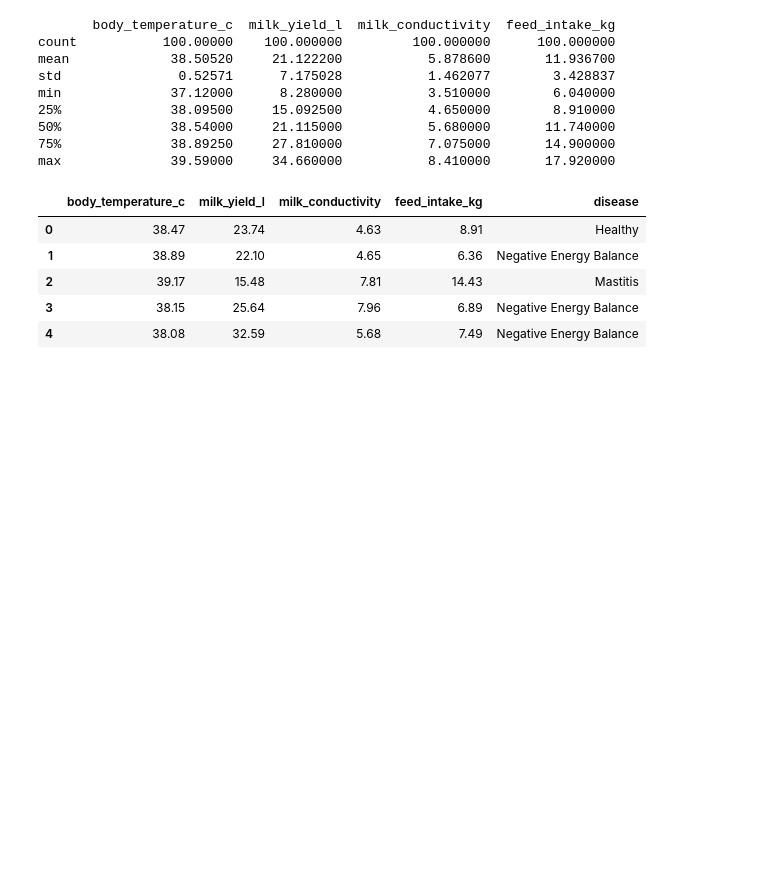
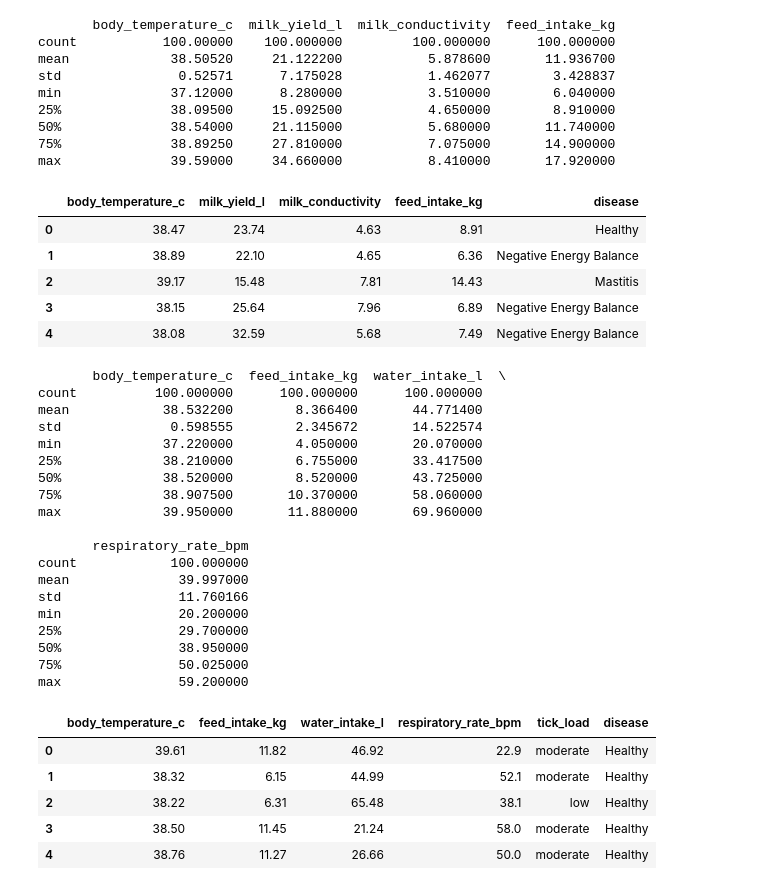
Before and after one commit to Storm00212/Data-manipulation-using-python, a Jupyter notebook: Reading_datasets.ipynb, the cells around one changed output. Drawn from its saved outputs; the diff is of its cells as text; code cells hidden in the pictures; blank space fills up the shorter version.

Commit message:
Beef

```diff
--- a/Reading_datasets.ipynb
+++ b/Reading_datasets.ipynb
@@ -189,3 +189,34 @@ max              39.59000     34.660000           8.410000       17.920000
 | 2 | 39.17 | 15.48 | 7.81 | 14.43 | Mastitis |
 | 3 | 38.15 | 25.64 | 7.96 | 6.89 | Negative Energy Balance |
 | 4 | 38.08 | 32.59 | 5.68 | 7.49 | Negative Energy Balance |
+# %%
+df7 = pd.read_csv('beef_realistic_health_dataset.csv')
+df7.drop(columns=["respiratory_rate_bpm","tick_load" ])
+print(df7.describe())
+df7.head()
+# %% [output]
+       body_temperature_c  feed_intake_kg  water_intake_l  \
+count          100.000000      100.000000      100.000000
+mean            38.532200        8.366400       44.771400
+std              0.598555        2.345672       14.522574
+min             37.220000        4.050000       20.070000
+25%             38.210000        6.755000       33.417500
+50%             38.520000        8.520000       43.725000
+75%             38.907500       10.370000       58.060000
+max             39.950000       11.880000       69.960000
+
+       respiratory_rate_bpm
+count            100.000000
+mean              39.997000
+std               11.760166
+min               20.200000
+25%               29.700000
+50%               38.950000
+75%               50.025000
+max               59.200000
+|  | body_temperature_c | feed_intake_kg | water_intake_l | respiratory_rate_bpm | tick_load | disease |
+| 0 | 39.61 | 11.82 | 46.92 | 22.9 | moderate | Healthy |
+| 1 | 38.32 | 6.15 | 44.99 | 52.1 | moderate | Healthy |
+| 2 | 38.22 | 6.31 | 65.48 | 38.1 | low | Healthy |
+| 3 | 38.50 | 11.45 | 21.24 | 58.0 | moderate | Healthy |
+| 4 | 38.76 | 11.27 | 26.66 | 50.0 | moderate | Healthy |
```
